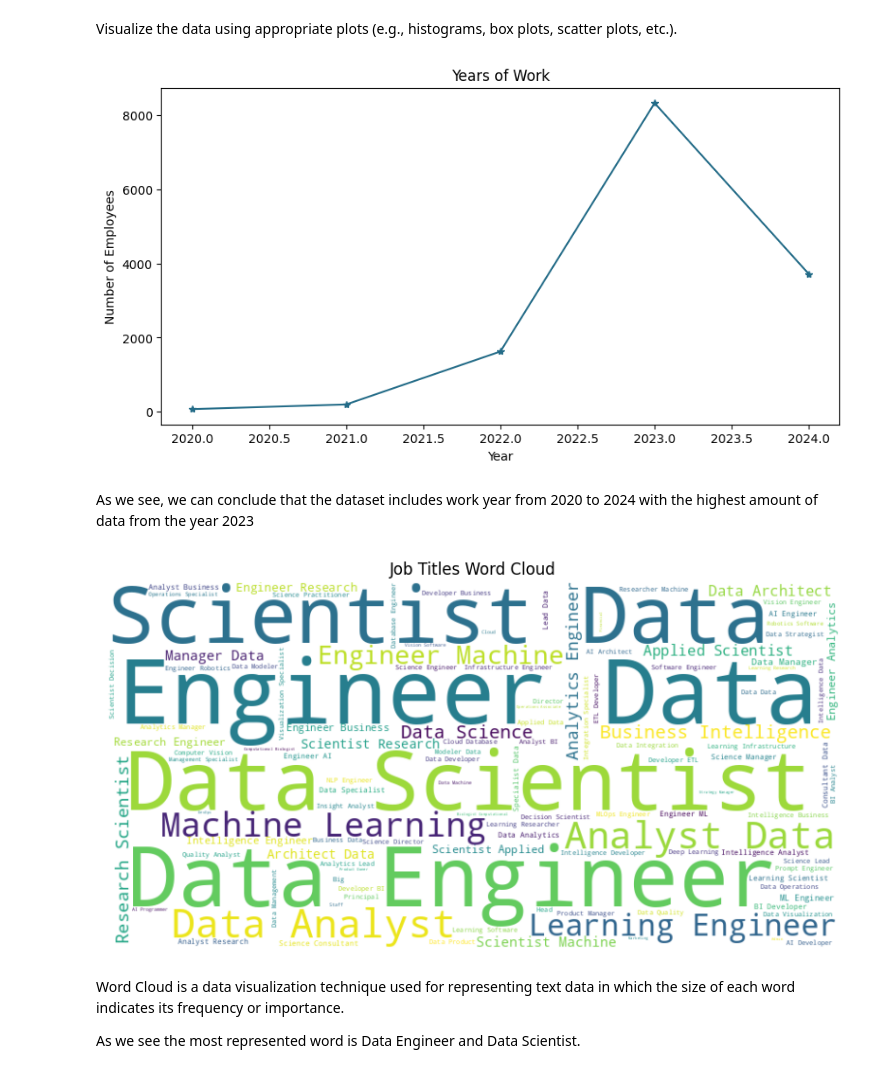
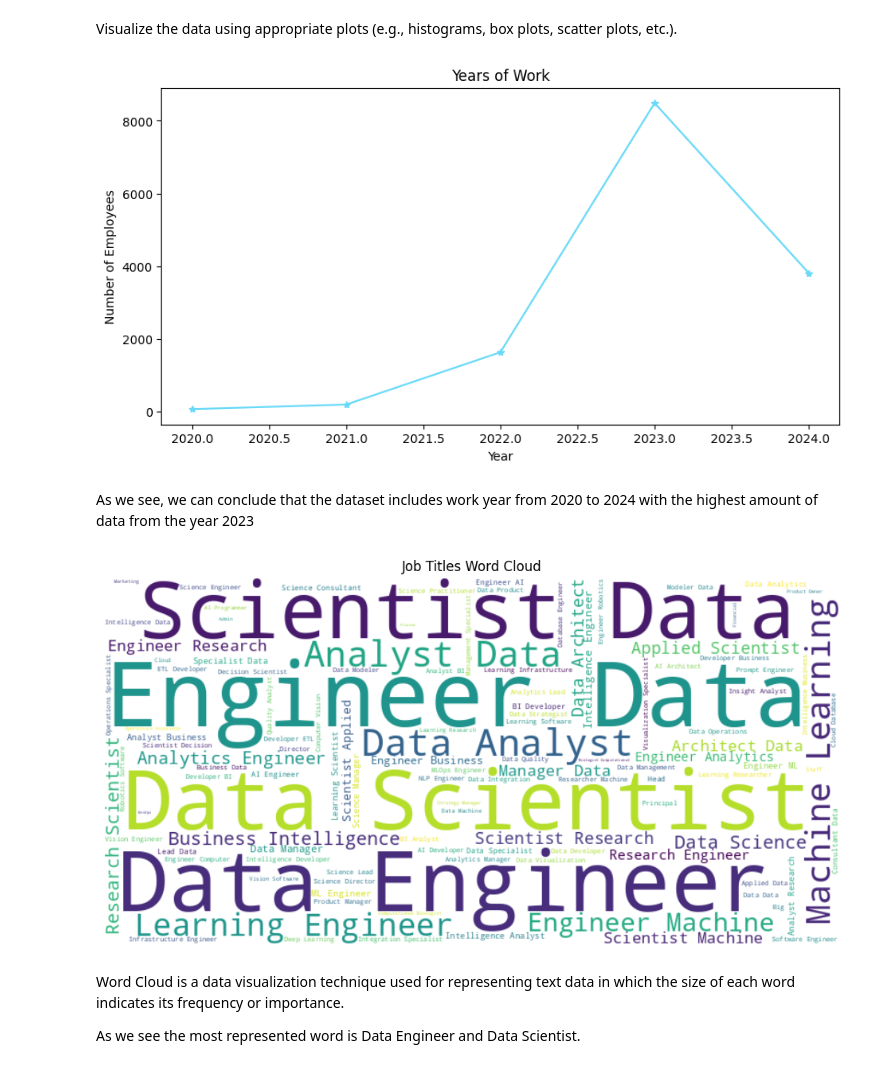
Before and after one commit to Adamixa/Data_field_job_analysis, a Jupyter notebook: notebook.ipynb, the cells around one changed output. Drawn from its saved outputs; the diff is of its cells as text; code cells hidden in the pictures.

```diff
--- a/notebook.ipynb
+++ b/notebook.ipynb
@@ -14,7 +14,7 @@ import seaborn as sns
 from sklearn.preprocessing import LabelEncoder
 from wordcloud import WordCloud
 
-df = pd.read_csv('/content/jobs_in_data_2024.csv', sep = ',') # to read file
+df = pd.read_csv('/content/jobs_in_data_2024 (1).csv', sep = ',') # to read file
 # %%
 df # to view the dataset
 # %% [output]
@@ -395,7 +395,7 @@ Visualize the data using appropriate plots (e.g., histograms, box plots, scatter
 plt.figure(figsize=(10,5))
 year_counts = df['work_year'].value_counts().sort_index()
 
-plt.plot(year_counts.index, year_counts.values, marker='*',linestyle='-',color="#246C88")
+plt.plot(year_counts.index, year_counts.values, marker='*',linestyle='-',color="#68daf8")
 
 plt.xlabel("Year", color = 'black' )
 plt.ylabel("Number of Employees", color = 'black')
@@ -403,21 +403,21 @@ plt.title("Years of Work", color = 'black')
 
 plt.show()
 # %% [output]
-[figure, old version]
+[figure, new version]
 # %% [markdown]
 As we see, we can conclude that the dataset includes work year from 2020 to 2024 with the highest amount of data from the year 2023
 # %%
 job_title = ' '.join(df['job_title'].dropna().values) # create string of all job titles
 
 wordcloud = WordCloud(width=800, height=400, background_color='white').generate(job_title) # the word cloud
 
-plt.figure(figsize=(10, 6))
+plt.figure(figsize=(12, 6))
 plt.imshow(wordcloud, interpolation='bilinear')
 plt.axis('off')
 plt.title('Job Titles Word Cloud')
 plt.show()
 # %% [output]
-[figure, old version]
+[figure, new version]
 # %% [markdown]
 Word Cloud is a data visualization technique used for representing text data in which the size of each word indicates its frequency or importance.
 
```
Also changed, not shown: parts of 4 cells of this notebook.
